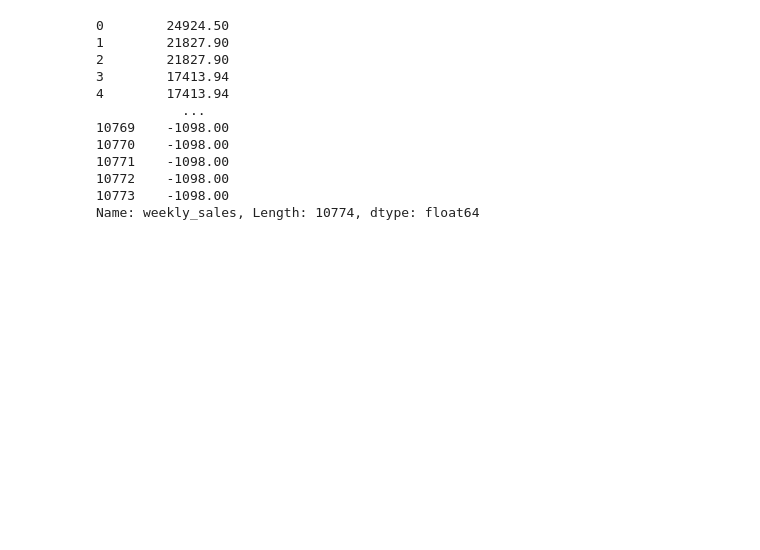
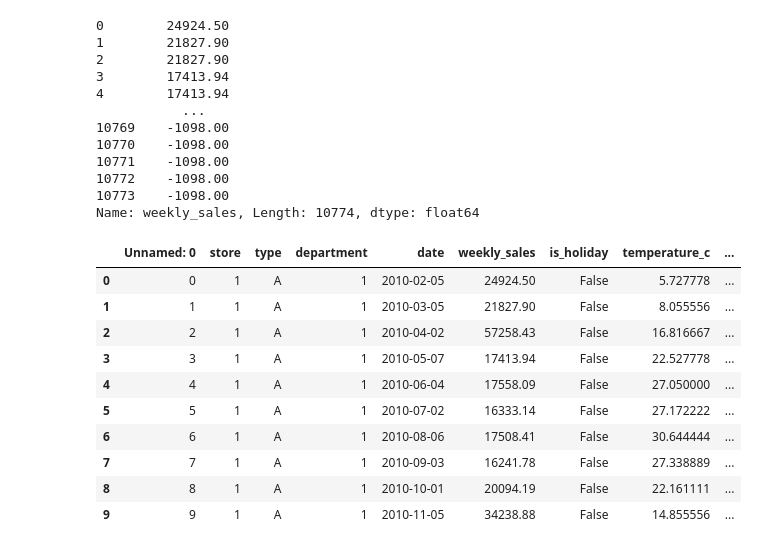
Before and after one commit to tareq-ur/Project1, a Jupyter notebook: Project/1st_step.ipynb, the cells around one changed output. Saved outputs shown, nothing was run; the diff lists cells and outputs as text; code cells hidden in the pictures; blank space fills up the shorter version.

```diff
--- a/Project/1st_step.ipynb
+++ b/Project/1st_step.ipynb
@@ -182,3 +189,22 @@ sales_data['weekly_sales'].cummin()
 10772    -1098.00
 10773    -1098.00
 Name: weekly_sales, Length: 10774, dtype: float64
+# %%
+def normalize (col):
+    mean = col.mean()
+    std = col.std()
+    return (col - mean) / std
+sales_data['weekly_sales'].agg([normalize])
+sales_data.head(10)
+# %% [output]
+|  | Unnamed: 0 | store | type | department | date | weekly_sales | is_holiday | temperature_c | ... |
+| 0 | 0 | 1 | A | 1 | 2010-02-05 | 24924.50 | False | 5.727778 | ... |
+| 1 | 1 | 1 | A | 1 | 2010-03-05 | 21827.90 | False | 8.055556 | ... |
+| 2 | 2 | 1 | A | 1 | 2010-04-02 | 57258.43 | False | 16.816667 | ... |
+| 3 | 3 | 1 | A | 1 | 2010-05-07 | 17413.94 | False | 22.527778 | ... |
+| 4 | 4 | 1 | A | 1 | 2010-06-04 | 17558.09 | False | 27.050000 | ... |
+| 5 | 5 | 1 | A | 1 | 2010-07-02 | 16333.14 | False | 27.172222 | ... |
+| 6 | 6 | 1 | A | 1 | 2010-08-06 | 17508.41 | False | 30.644444 | ... |
+| 7 | 7 | 1 | A | 1 | 2010-09-03 | 16241.78 | False | 27.338889 | ... |
+| 8 | 8 | 1 | A | 1 | 2010-10-01 | 20094.19 | False | 22.161111 | ... |
+| 9 | 9 | 1 | A | 1 | 2010-11-05 | 34238.88 | False | 14.855556 | ... |
```
Also changed, not shown: parts of 3 cells of this notebook.
